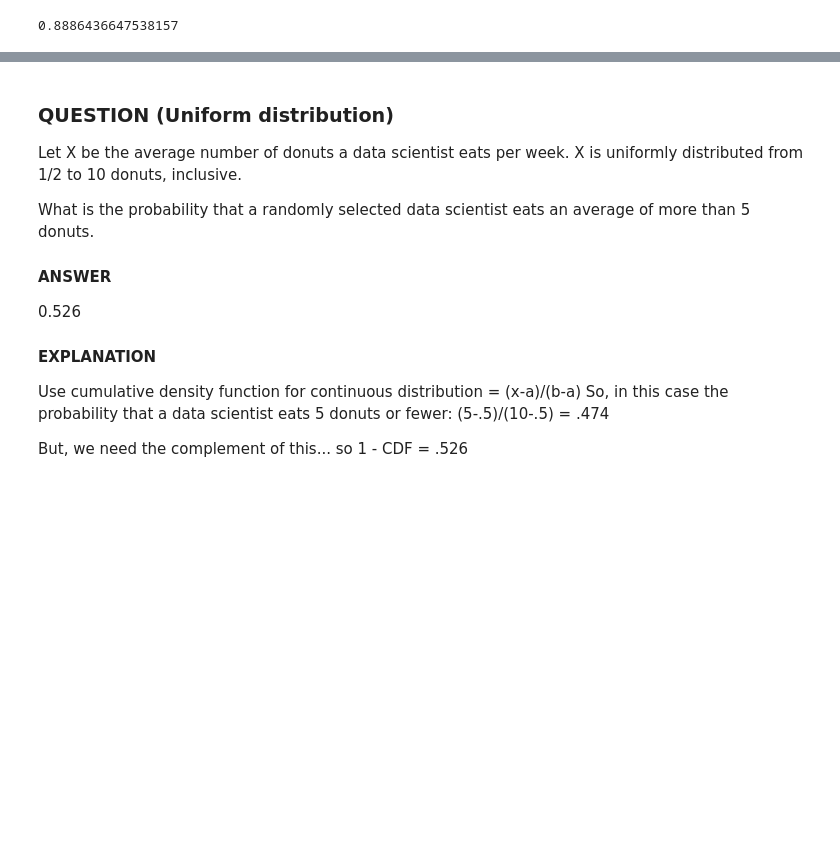
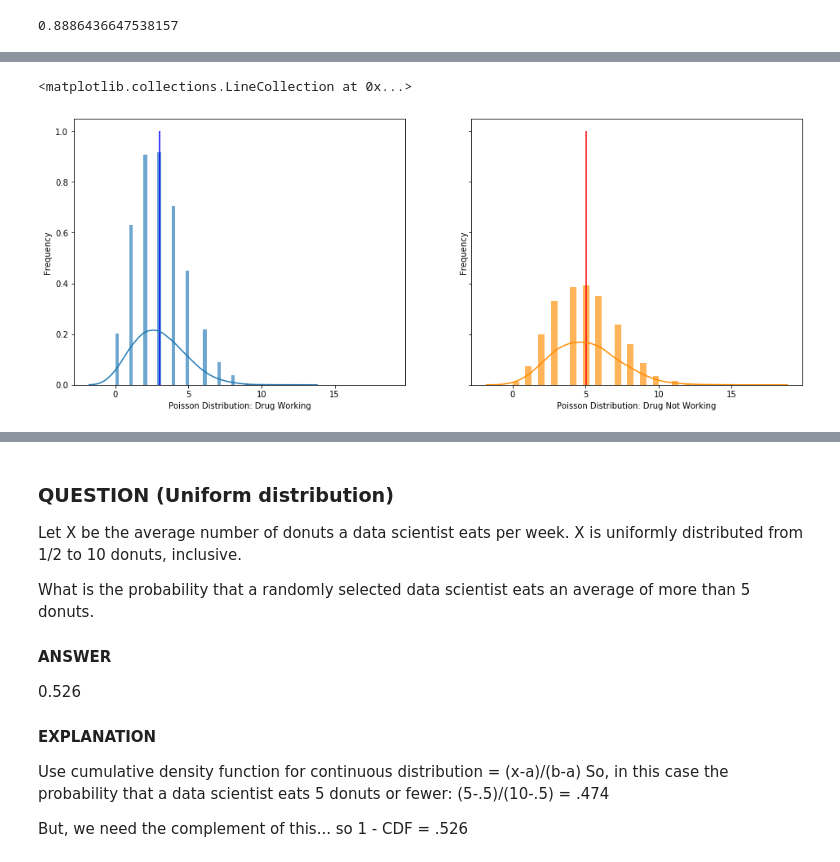
Before and after one commit to noproblem-james/datascience_topics, a Jupyter notebook: notebooks/probability_and_statistics/probability.ipynb, the cells around one changed output, grey strips where cells are left out. Saved outputs shown, nothing was run; the diff lists cells and outputs as text; code cells hidden in the pictures; blank space fills up the shorter version.

```diff
--- a/notebooks/probability_and_statistics/probability.ipynb
+++ b/notebooks/probability_and_statistics/probability.ipynb
@@ -576,0 +614,29 @@ is_drug_effective(num_colds=2, l_drug=3, l_prior=5)
+# %%
+fig, ax = plt.subplots(1, 2, figsize=(16, 6), sharex=True, sharey=True)
+# Poisson_distro for drug_working
+drug_works_df = pois_df.query("drug_works == 1")
+sns.distplot(drug_works_df["num_colds"],
+                  kde=True,
+                  hist_kws={'alpha':.65},
+                  kde_kws={'bw': .6},
+            ax=ax[0]
+                 )
+
+# Poisson_distro for drug_working
+drug_no_works_df = pois_df.query("drug_works != 1")
+sns.distplot(drug_no_works_df["num_colds"],
+                  kde=True,
+                  hist_kws={'alpha':.65},
+                  kde_kws={'bw': 0.6},
+             color="darkorange",
+            ax=ax[1]
+                 )
+
+ax[0].set(xlabel='Poisson Distribution: Drug Working', ylabel='Frequency')
+ax[0].vlines(x=drug_works_df["num_colds"].mean(), ymin=0, ymax=1, color="blue")
+
+ax[1].set(xlabel='Poisson Distribution: Drug Not Working', ylabel='Frequency')
+ax[1].vlines(x=drug_no_works_df["num_colds"].mean(), ymin=0, ymax=1, color="red")
+# %% [output]
+<matplotlib.collections.LineCollection at 0x...>
+[figure, added]
```
Also changed, not shown: parts of 30 cells of this notebook.
